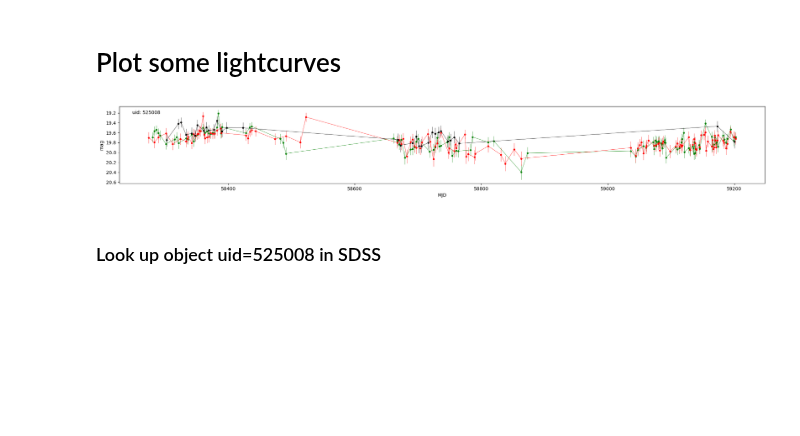
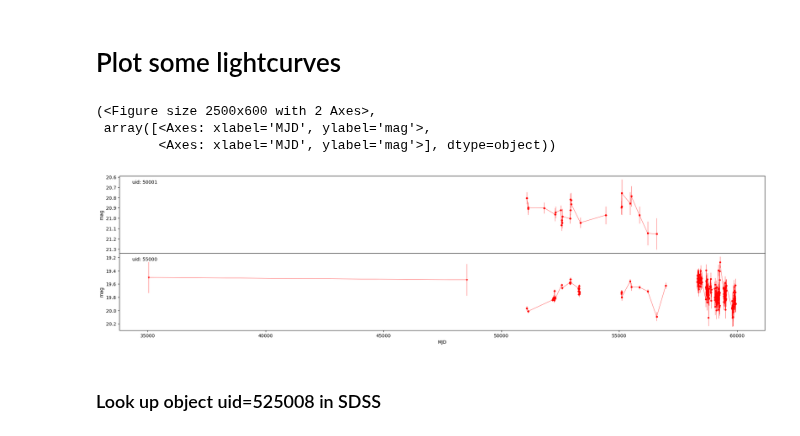
Before and after one commit to harry-rendell/7D-Q, a Jupyter notebook: notebooks/getting_started.ipynb, the cells around one changed output. Saved outputs shown, nothing was run; the diff lists cells and outputs as text; code cells hidden in the pictures; blank space fills up the shorter version.

```diff
--- a/notebooks/getting_started.ipynb
+++ b/notebooks/getting_started.ipynb
@@ -97,9 +98,12 @@ dr.df[dr.df['band'] == 'r']
 # %% [markdown]
 # Plot some lightcurves
 # %%
-dr.plot_series(uids=[525008], bands='gri', sid=11)
+dr.plot_series(uids=[50001,55000], bands='gri')
 # %% [output]
+(<Figure size 2500x600 with 2 Axes>,
+ array([<Axes: xlabel='MJD', ylabel='mag'>,
+        <Axes: xlabel='MJD', ylabel='mag'>], dtype=object))
-[figure, old version]
+[figure, new version]
 # %% [markdown]
 ### Look up object uid=525008 in SDSS
 # %%
```
Also changed, not shown: parts of 4 cells of this notebook.
